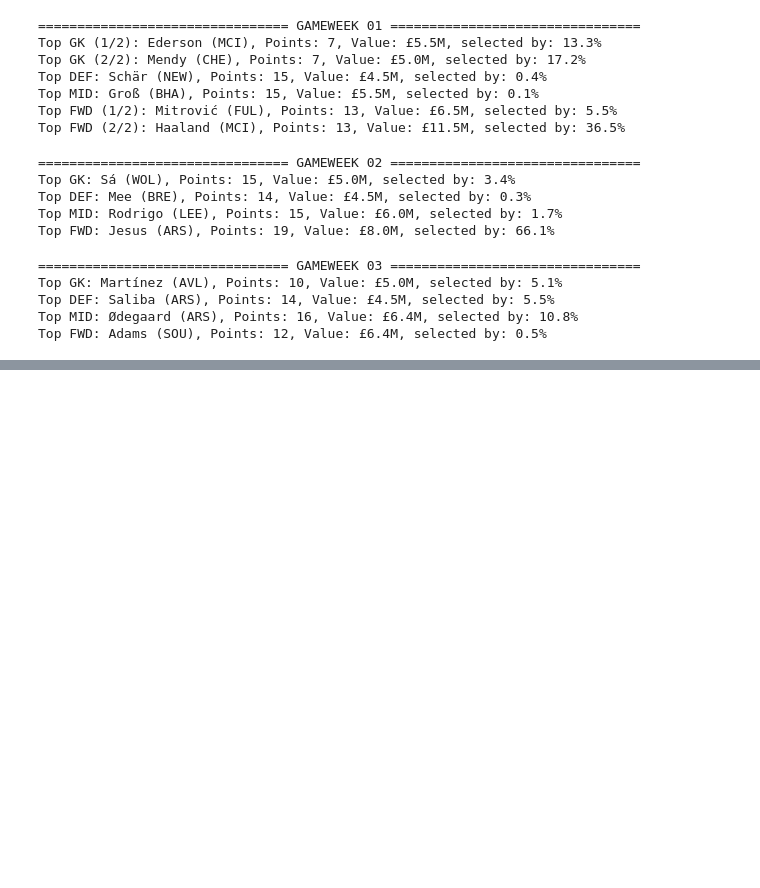
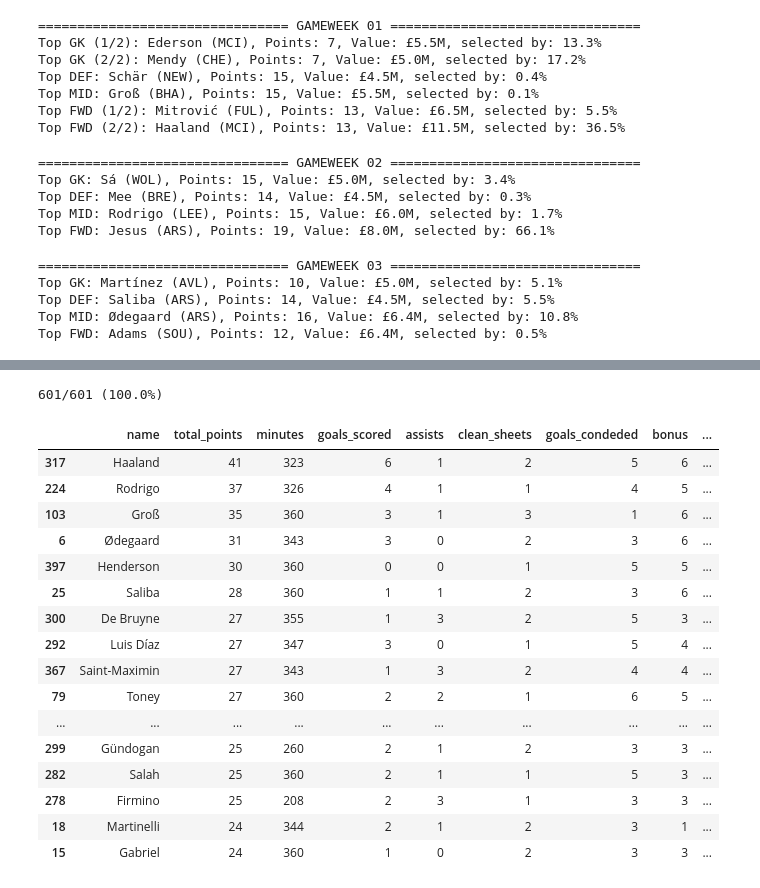
Before and after one commit to umarfb/FPL_API, a Jupyter notebook: fpl_analysis.ipynb, the cells around one changed output, grey strips where cells are left out. Saved outputs shown, nothing was run; the diff lists cells and outputs as text; code cells hidden in the pictures; blank space fills up the shorter version.

```diff
--- a/fpl_analysis.ipynb
+++ b/fpl_analysis.ipynb
@@ -201,0 +242,43 @@ Top FWD: Firmino (LIV), Points: 22, Value: £8.0M, selected by: 1.4%
+# %%
+# Get list of unique players in merged gameweek table
+merged_unique_players = gw_merged['element'].unique()
+
+# Get cumulative stats
+merged_stats = []
+for i, player in enumerate(merged_unique_players):
+
+    print('{}/{} ({:.1f}%)'.format(i+1, len(merged_unique_players),
+                                   (i+1)*100/len(merged_unique_players)), end='\r')
+
+    gw_data = gw_merged[gw_merged['element']==player]
+
+    # Get total stats
+    name = gw_data['web_name'].unique()[0]
+    points = gw_data['total_points'].sum()
+    minutes = gw_data['minutes'].sum()
+    goals = gw_data['goals_scored'].sum()
+    assists = gw_data['assists'].sum()
+    clean_sheets = gw_data['clean_sheets'].sum()
+    conceded = gw_data['goals_conceded'].sum()
+    bonus = gw_data['bonus'].sum()
+    avg_value = np.round(np.mean(gw_data['value'])/10, 1)
+    team = gw_data['team'].unique()[0]
+    pos = gw_data['element_type'].unique()[0]
+
+    total_data = {
+        'name':name,
+        'total_points':points,
+        'minutes':minutes,
+        'goals_scored':goals,
+        'assists':assists,
+        'clean_sheets':clean_sheets,
+        'goals_condeded':conceded,
+        'bonus':bonus,
+        'average_value':avg_value,
+        'team':teams_id[team],
+        'element_type':pos
+    }
+
+    merged_stats.append(total_data)
+# %% [output]
+601/601 (100.0%)
@@ -201,0 +287,20 @@ Top FWD: Firmino (LIV), Points: 22, Value: £8.0M, selected by: 1.4%
+# %%
+merged_gw_df.sort_values(by='total_points', ascending=False)[:20]
+# %% [output]
+|  | name | total_points | minutes | goals_scored | assists | clean_sheets | goals_condeded | bonus | ... |
+| 317 | Haaland | 41 | 323 | 6 | 1 | 2 | 5 | 6 | ... |
+| 224 | Rodrigo | 37 | 326 | 4 | 1 | 1 | 4 | 5 | ... |
+| 103 | Groß | 35 | 360 | 3 | 1 | 3 | 1 | 6 | ... |
+| 6 | Ødegaard | 31 | 343 | 3 | 0 | 2 | 3 | 6 | ... |
+| 397 | Henderson | 30 | 360 | 0 | 0 | 1 | 5 | 5 | ... |
+| 25 | Saliba | 28 | 360 | 1 | 1 | 2 | 3 | 6 | ... |
+| 300 | De Bruyne | 27 | 355 | 1 | 3 | 2 | 5 | 3 | ... |
+| 292 | Luis Díaz | 27 | 347 | 3 | 0 | 1 | 5 | 4 | ... |
+| 367 | Saint-Maximin | 27 | 343 | 1 | 3 | 2 | 4 | 4 | ... |
+| 79 | Toney | 27 | 360 | 2 | 2 | 1 | 6 | 5 | ... |
+| ... | ... | ... | ... | ... | ... | ... | ... | ... | ... |
+| 299 | Gündogan | 25 | 260 | 2 | 1 | 2 | 3 | 3 | ... |
+| 282 | Salah | 25 | 360 | 2 | 1 | 1 | 5 | 3 | ... |
+| 278 | Firmino | 25 | 208 | 2 | 3 | 1 | 3 | 3 | ... |
+| 18 | Martinelli | 24 | 344 | 2 | 1 | 2 | 3 | 1 | ... |
+| 15 | Gabriel | 24 | 360 | 1 | 0 | 2 | 3 | 3 | ... |
```
Also changed, not shown: parts of 6 cells of this notebook.
